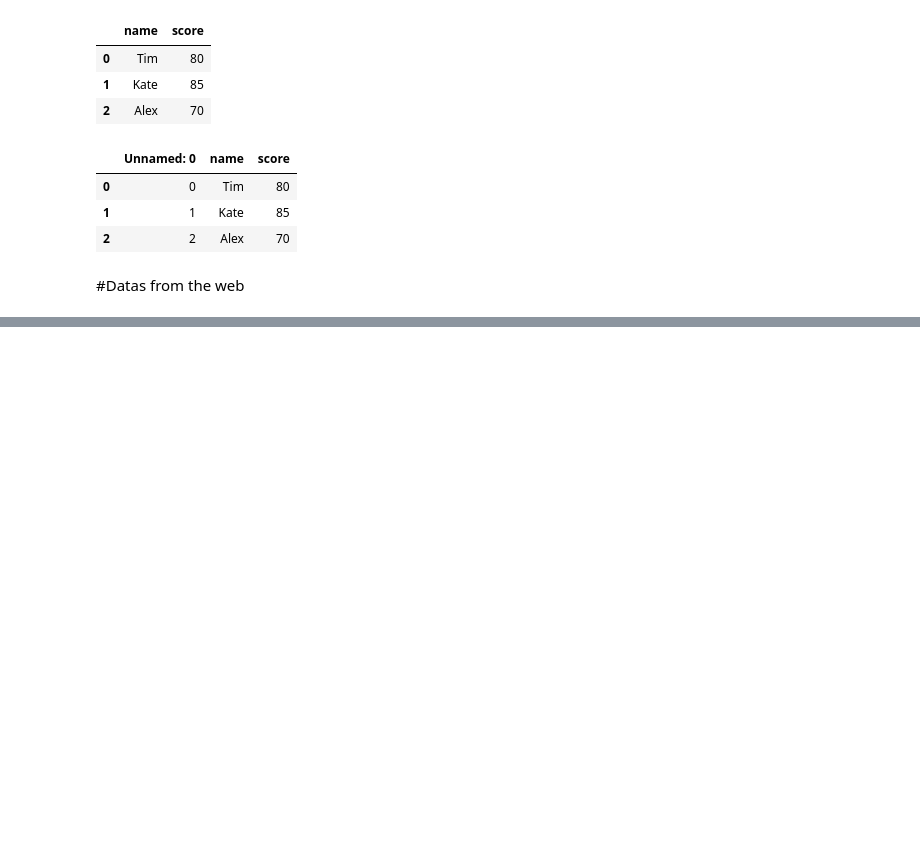
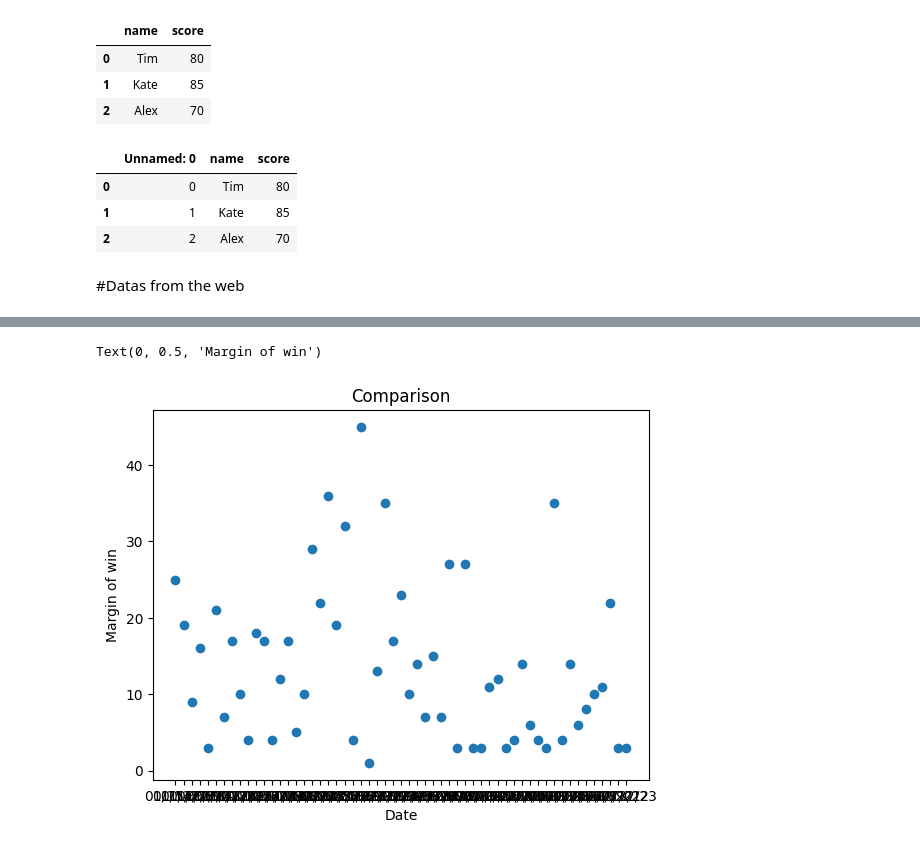
Before and after one commit to KhatiwadaPrajwal056/Data-Science-Libraries-, a Jupyter notebook: pandas.ipynb, the cells around one changed output, grey strips where cells are left out. Drawn from its saved outputs; the diff is of its cells as text; code cells hidden in the pictures; blank space fills up the shorter version.

```diff
--- a/pandas.ipynb
+++ b/pandas.ipynb
@@ -1327,0 +1531,2 @@ newdata4
+# %%
+sb1['Winner'] = sb1['Winner'].str.replace(pattern,'')
@@ -1327,0 +1547,4 @@ newdata4
+# %%
+sb1['Runner_up_score'] = sb1['Runner up'].str.extract(pattern).astype(int)
+# %%
+sb1['Runner up'] = sb1['Runner up'].str.replace(pattern,'')
@@ -1327,0 +1567,3 @@ newdata4
+# %%
+sb1["Margin of win"] =sb1["winnerscore"]-sb1["Runner_up_score"]
+sb1.head(10)
@@ -1327,0 +1582,8 @@ newdata4
+# %%
+plt.scatter(sb1["date"],sb1["Margin of win"])
+plt.title("Comparison")
+plt.xlabel("Date")
+plt.ylabel("Margin of win")
+# %% [output]
+Text(0, 0.5, 'Margin of win')
+[figure, added]
```
Also changed, not shown: parts of 40 cells of this notebook, 2 other files.
